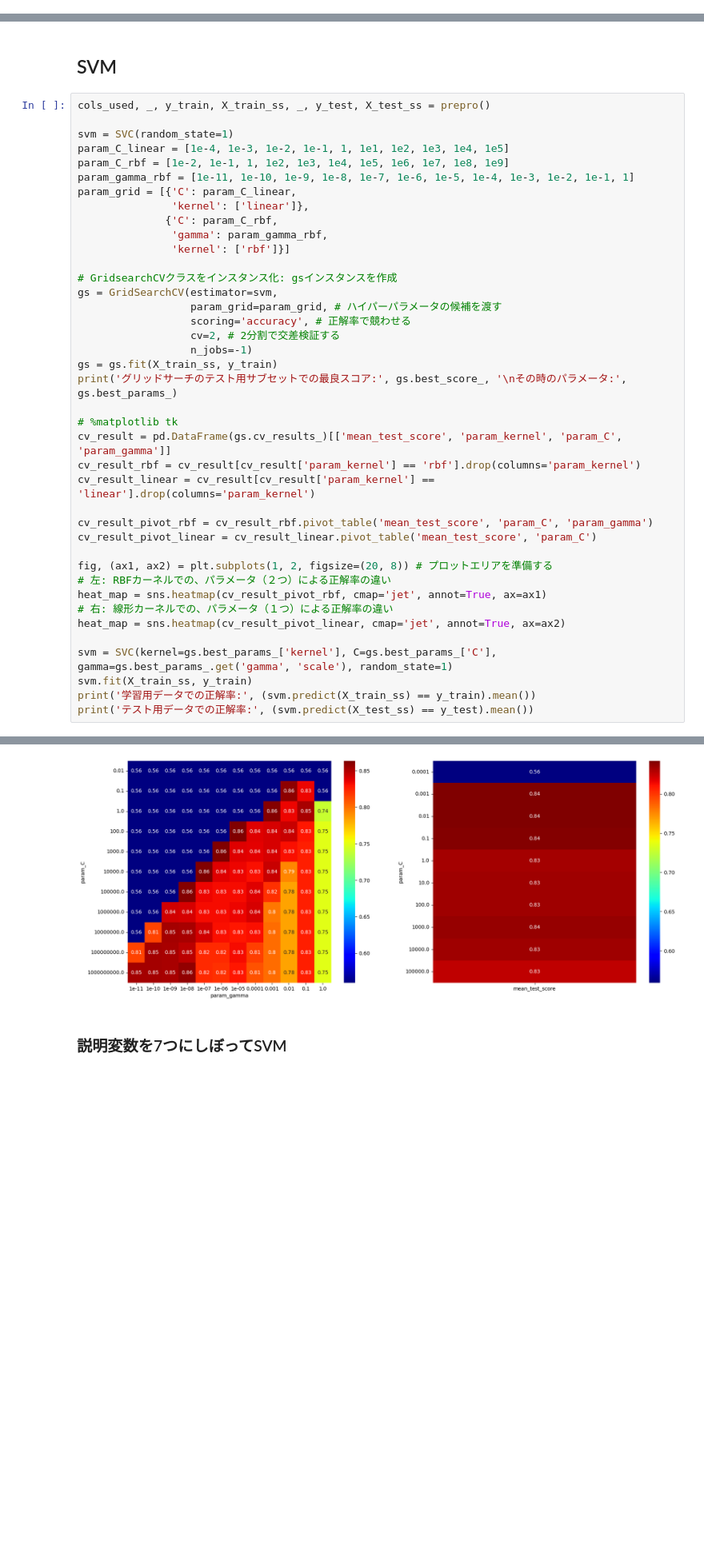
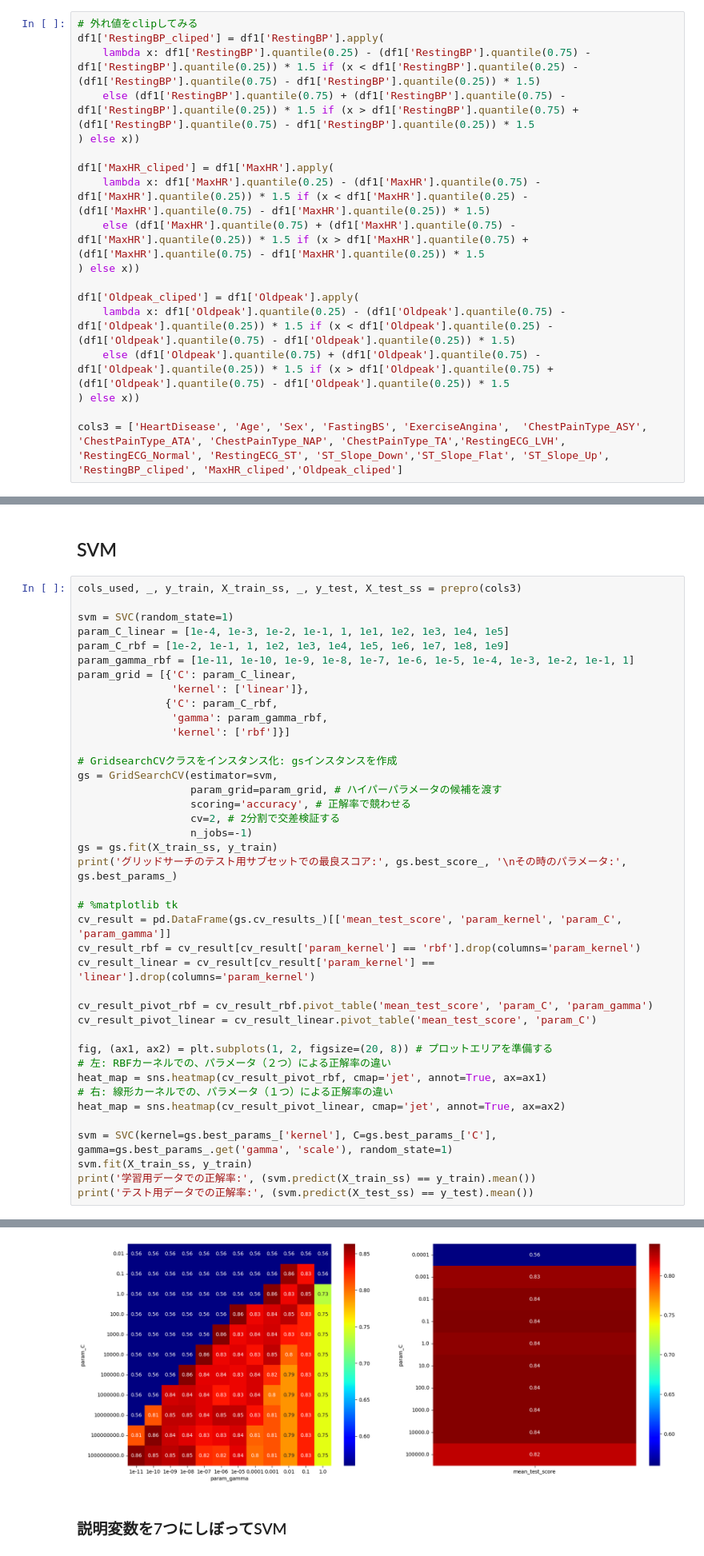
Before and after one commit to sushiizukatsu/problem2, a Jupyter notebook: problem2.ipynb, the cells around one changed output, grey strips where cells are left out. Shown at 80% size. Cells and saved outputs as stored; diff of their text form; blank space fills up the shorter version.

```diff
--- a/problem2.ipynb
+++ b/problem2.ipynb
@@ -237,3 +240,21 @@ display(df1.describe())
+# %%
+# 外れ値をclipしてみる
+df1['RestingBP_cliped'] = df1['RestingBP'].apply(
+    lambda x: df1['RestingBP'].quantile(0.25) - (df1['RestingBP'].quantile(0.75) - df1['RestingBP'].quantile(0.25)) * 1.5 if (x < df1['RestingBP'].quantile(0.25) - (df1['RestingBP'].quantile(0.75) - df1['RestingBP'].quantile(0.25)) * 1.5)
+    else (df1['RestingBP'].quantile(0.75) + (df1['RestingBP'].quantile(0.75) - df1['RestingBP'].quantile(0.25)) * 1.5 if (x > df1['RestingBP'].quantile(0.75) + (df1['RestingBP'].quantile(0.75) - df1['RestingBP'].quantile(0.25)) * 1.5
+) else x))
+
+df1['MaxHR_cliped'] = df1['MaxHR'].apply(
+    lambda x: df1['MaxHR'].quantile(0.25) - (df1['MaxHR'].quantile(0.75) - df1['MaxHR'].quantile(0.25)) * 1.5 if (x < df1['MaxHR'].quantile(0.25) - (df1['MaxHR'].quantile(0.75) - df1['MaxHR'].quantile(0.25)) * 1.5)
+    else (df1['MaxHR'].quantile(0.75) + (df1['MaxHR'].quantile(0.75) - df1['MaxHR'].quantile(0.25)) * 1.5 if (x > df1['MaxHR'].quantile(0.75) + (df1['MaxHR'].quantile(0.75) - df1['MaxHR'].quantile(0.25)) * 1.5
+) else x))
+
+df1['Oldpeak_cliped'] = df1['Oldpeak'].apply(
+    lambda x: df1['Oldpeak'].quantile(0.25) - (df1['Oldpeak'].quantile(0.75) - df1['Oldpeak'].quantile(0.25)) * 1.5 if (x < df1['Oldpeak'].quantile(0.25) - (df1['Oldpeak'].quantile(0.75) - df1['Oldpeak'].quantile(0.25)) * 1.5)
+    else (df1['Oldpeak'].quantile(0.75) + (df1['Oldpeak'].quantile(0.75) - df1['Oldpeak'].quantile(0.25)) * 1.5 if (x > df1['Oldpeak'].quantile(0.75) + (df1['Oldpeak'].quantile(0.75) - df1['Oldpeak'].quantile(0.25)) * 1.5
+) else x))
+
+cols3 = ['HeartDisease', 'Age', 'Sex', 'FastingBS', 'ExerciseAngina',  'ChestPainType_ASY', 'ChestPainType_ATA', 'ChestPainType_NAP', 'ChestPainType_TA','RestingECG_LVH', 'RestingECG_Normal', 'RestingECG_ST', 'ST_Slope_Down','ST_Slope_Flat', 'ST_Slope_Up', 'RestingBP_cliped', 'MaxHR_cliped','Oldpeak_cliped']
 # %% [markdown]
 # 説明変数について考える①
 # %% [markdown]
@@ -628,7 +649,7 @@ X_test.shape: (129, 17)
 # %% [markdown]
 ## SVM
 # %%
-cols_used, _, y_train, X_train_ss, _, y_test, X_test_ss = prepro()
+cols_used, _, y_train, X_train_ss, _, y_test, X_test_ss = prepro(cols3)
 
 svm = SVC(random_state=1)
 param_C_linear = [1e-4, 1e-3, 1e-2, 1e-1, 1, 1e1, 1e2, 1e3, 1e4, 1e5]
@@ -676,5 +697,5 @@ X_test.shape: (129, 17)
 テスト用データでの正解率: 0.8294573643410853
-[figure, old version]
+[figure, new version]
 # %% [markdown]
 ### 説明変数を7つにしぼってSVM
 # %%
```
Also changed, not shown: parts of 14 cells of this notebook.
